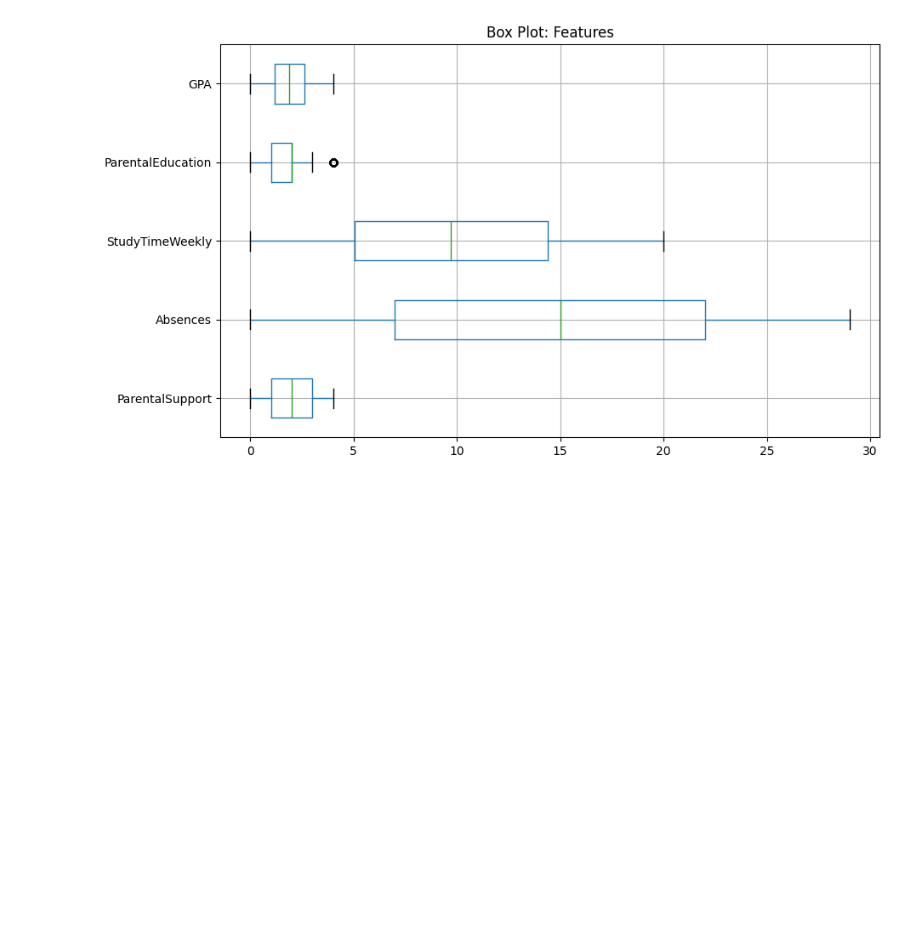
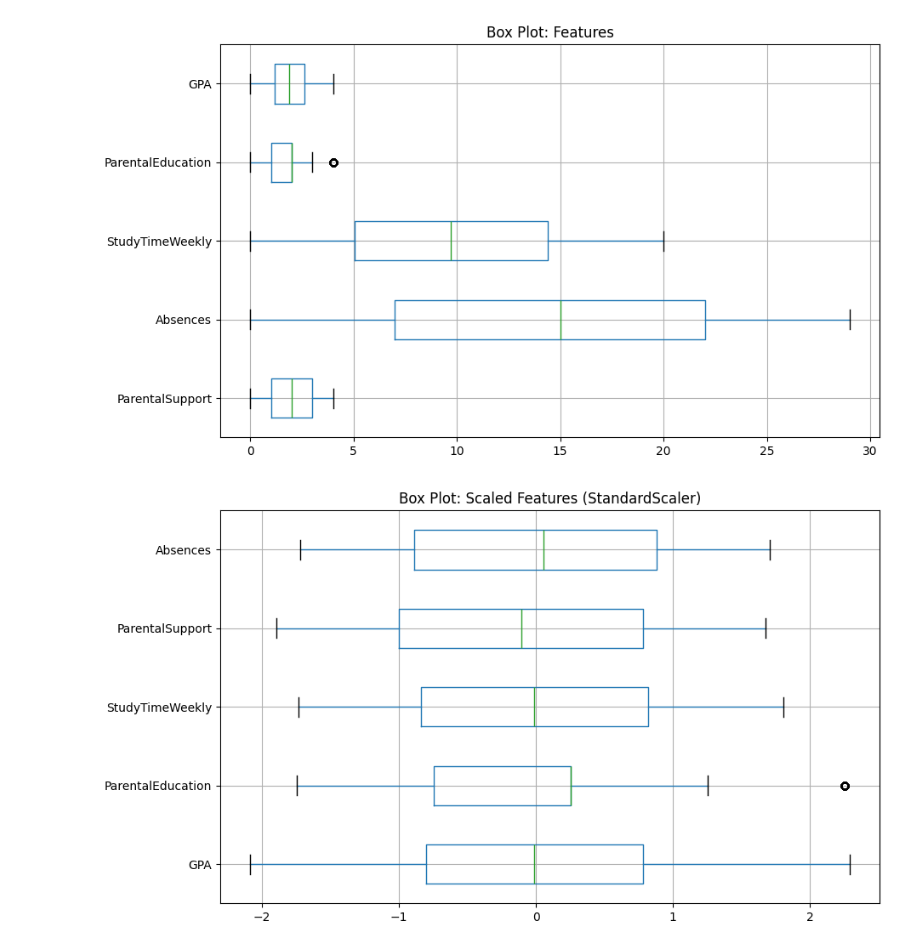
Before and after one commit to reghardduplessis/mlg382-project1, a Jupyter notebook: DataAnalysis.ipynb, the cells around one changed output. Drawn from its saved outputs; the diff is of its cells as text; code cells hidden in the pictures; blank space fills up the shorter version.

Commit message:
Update DataAnalysis.ipynb
Scaled the data using standardscaling

```diff
--- a/DataAnalysis.ipynb
+++ b/DataAnalysis.ipynb
@@ -156,3 +156,21 @@ boxplot = df[features].boxplot(vert = False, ax=ax)
 _ = ax.set_title('Box Plot: Features')
 # %% [output]
 [figure]
+# %%
+import matplotlib.pyplot as plt
+from sklearn.preprocessing import StandardScaler
+
+# Assuming your data is in a DataFrame called 'df'
+features = ['GPA', 'ParentalEducation', 'StudyTimeWeekly', 'ParentalSupport', 'Absences']
+
+# Scale the data using StandardScaler
+scaler = StandardScaler()
+df[features] = scaler.fit_transform(df[features])  # Scale the specified columns
+
+# Plot the scaled data
+fig, ax = plt.subplots(figsize=(10, 6))
+df[features].boxplot(vert=False, ax=ax)
+ax.set_title('Box Plot: Scaled Features (StandardScaler)')
+plt.show()
+# %% [output]
+[figure, added]
```
